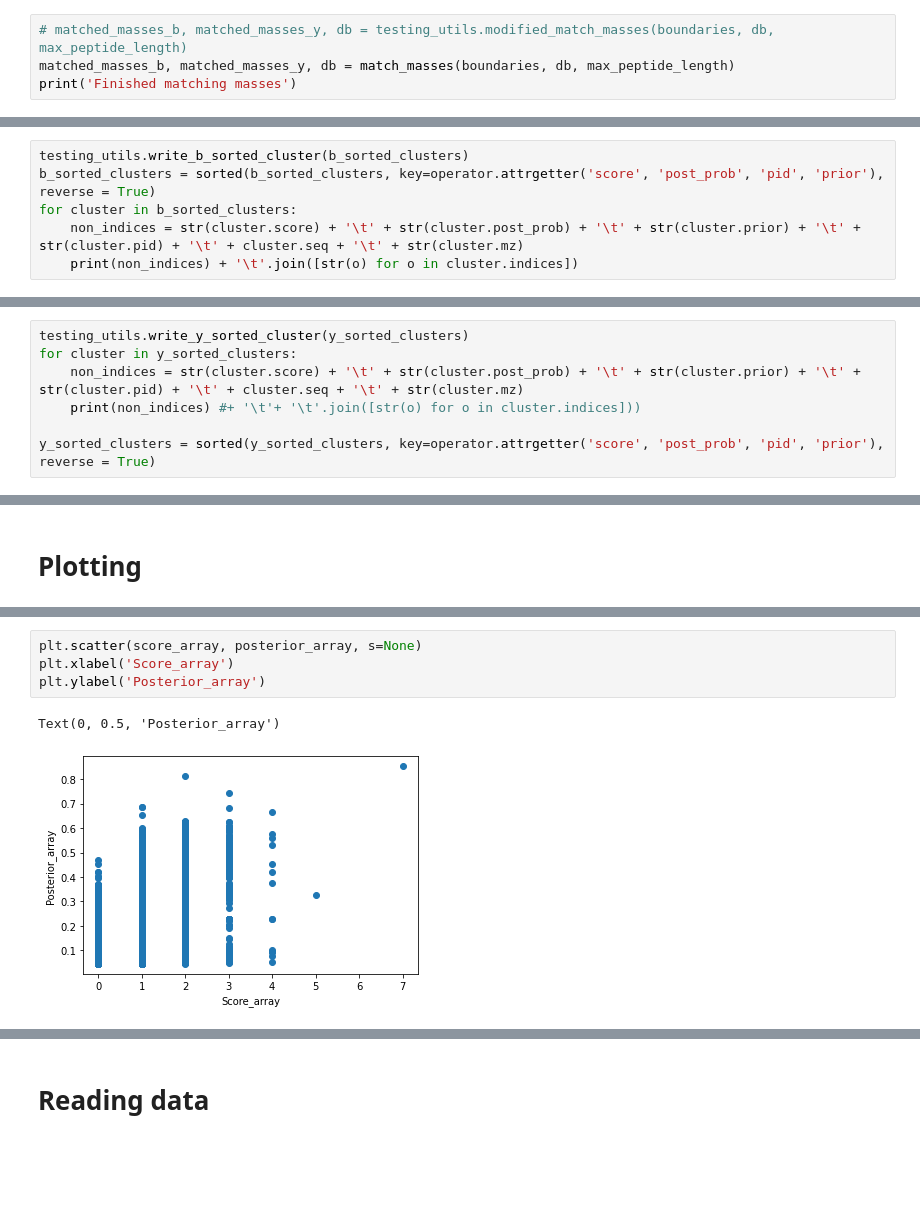
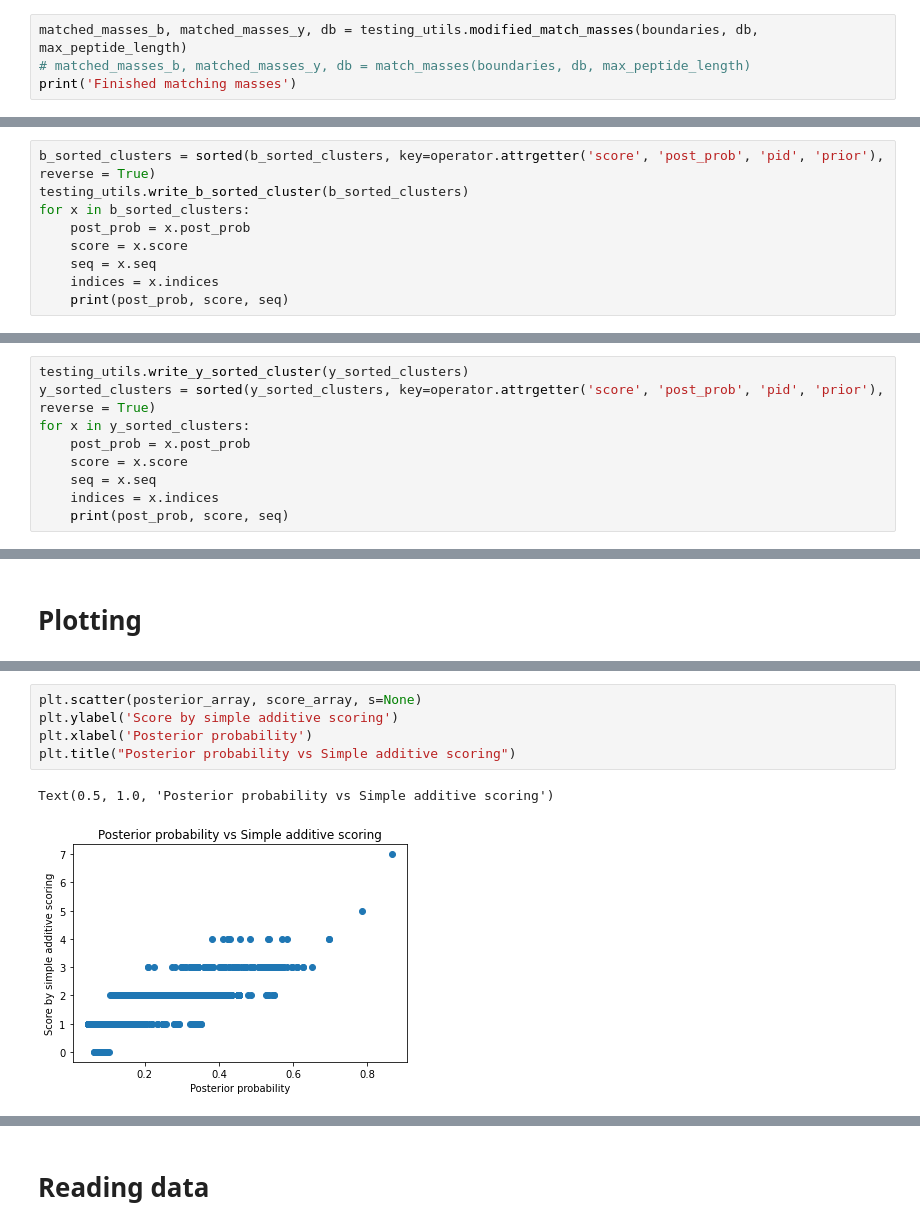
Before and after one commit to ryanlayerlab/hypedsearch, a Jupyter notebook: src/testing_framework/Boundary mapping.ipynb, the cells around one changed output, grey strips where cells are left out. Cells and saved outputs as stored; diff of their text form; blank space fills up the shorter version.

```diff
--- a/src/testing_framework/Boundary mapping.ipynb
+++ b/src/testing_framework/Boundary mapping.ipynb
@@ -43,8 +41,8 @@ db = database.build(path)
 Loading spectra...
 Done
 # %%
-# matched_masses_b, matched_masses_y, db = testing_utils.modified_match_masses(boundaries, db, max_peptide_length)
-matched_masses_b, matched_masses_y, db = match_masses(boundaries, db, max_peptide_length)
+matched_masses_b, matched_masses_y, db = testing_utils.modified_match_masses(boundaries, db, max_peptide_length)
+# matched_masses_b, matched_masses_y, db = match_masses(boundaries, db, max_peptide_length)
 print('Finished matching masses')
 # %% [output]
 On protein 279/279 [100%]
@@ -222,9 +80,12 @@ b_sorted_clusters = testing_utils.sort_clusters_by_post_prob(ion, boundaries, ma
 # %% [markdown]
 # Printing data
 # %%
+b_sorted_clusters = sorted(b_sorted_clusters, key=operator.attrgetter('score', 'post_prob', 'pid', 'prior'), reverse = True)
 testing_utils.write_b_sorted_cluster(b_sorted_clusters)
-b_sorted_clusters = sorted(b_sorted_clusters, key=operator.attrgetter('score', 'post_prob', 'pid', 'prior'), reverse = True)
-for cluster in b_sorted_clusters:
-    non_indices = str(cluster.score) + '\t' + str(cluster.post_prob) + '\t' + str(cluster.prior) + '\t' + str(cluster.pid) + '\t' + cluster.seq + '\t' + str(cluster.mz)
-    print(non_indices) + '\t'.join([str(o) for o in cluster.indices])
+for x in b_sorted_clusters:
+    post_prob = x.post_prob
+    score = x.score
+    seq = x.seq
+    indices = x.indices
+    print(post_prob, score, seq)
 # %% [output]
@@ -242,9 +116,11 @@ UnboundLocalError: local variable 'P_A' referenced before assignment
 # Printing data
 # %%
 testing_utils.write_y_sorted_cluster(y_sorted_clusters)
-for cluster in y_sorted_clusters:
-    non_indices = str(cluster.score) + '\t' + str(cluster.post_prob) + '\t' + str(cluster.prior) + '\t' + str(cluster.pid) + '\t' + cluster.seq + '\t' + str(cluster.mz)
-    print(non_indices) #+ '\t'+ '\t'.join([str(o) for o in cluster.indices]))
-
 y_sorted_clusters = sorted(y_sorted_clusters, key=operator.attrgetter('score', 'post_prob', 'pid', 'prior'), reverse = True)
+for x in y_sorted_clusters:
+    post_prob = x.post_prob
+    score = x.score
+    seq = x.seq
+    indices = x.indices
+    print(post_prob, score, seq)
 # %% [output]
@@ -269,9 +163,10 @@ print("Done")
 Collecting data...
 Done
 # %%
-plt.scatter(score_array, posterior_array, s=None)
-plt.xlabel('Score_array')
-plt.ylabel('Posterior_array')
+plt.scatter(posterior_array, score_array, s=None)
+plt.ylabel('Score by simple additive scoring')
+plt.xlabel('Posterior probability')
+plt.title("Posterior probability vs Simple additive scoring")
 # %% [output]
-Text(0, 0.5, 'Posterior_array')
+Text(0.5, 1.0, 'Posterior probability vs Simple additive scoring')
-[figure, old version]
+[figure, new version]
```
Also changed, not shown: parts of 11 cells of this notebook, 4 other files.
